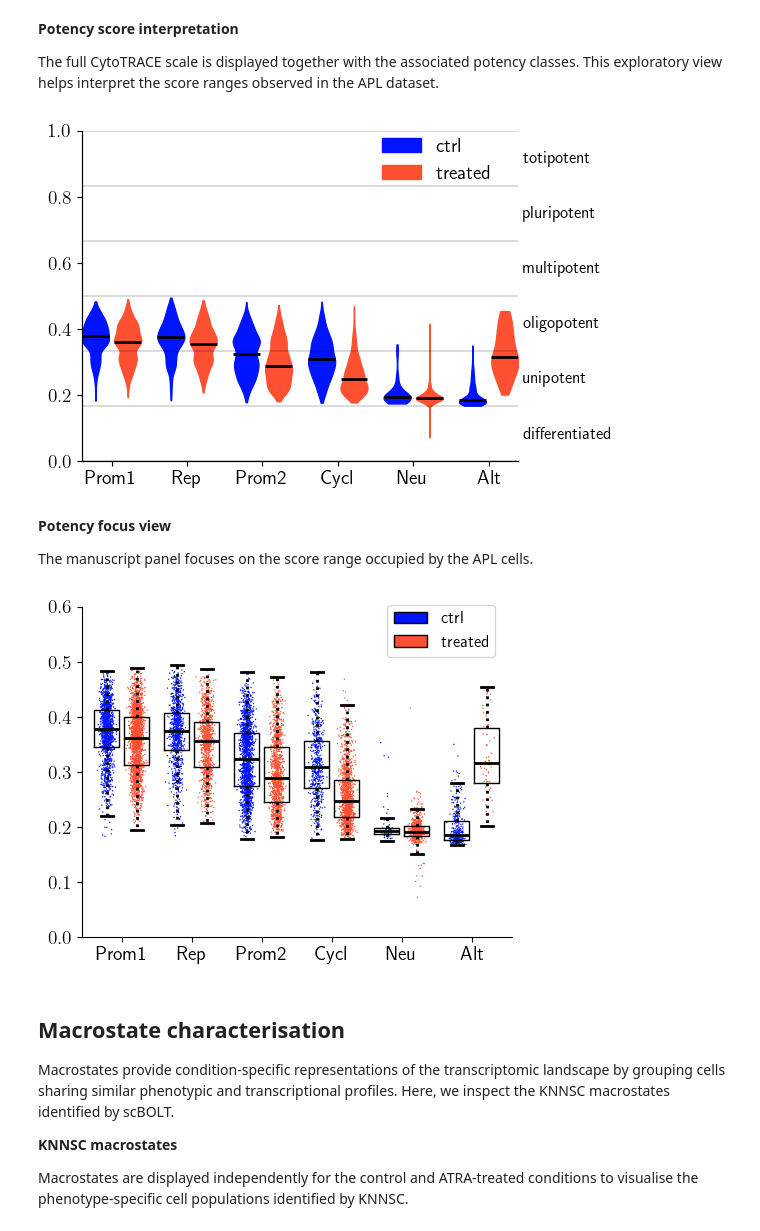
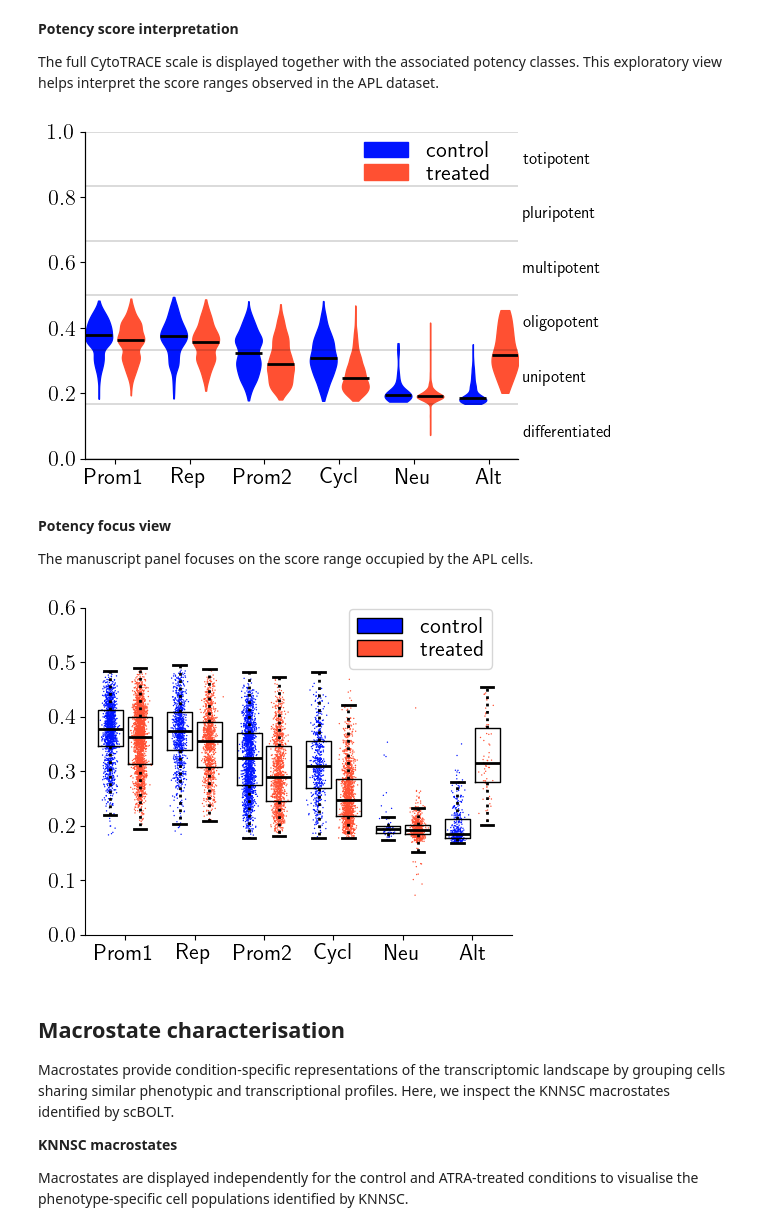
Before and after one commit to Theo-Roncalli/scbolt-case-studies, a Jupyter notebook: apl/notebooks/omics.ipynb, the cells around one changed output. Cells and saved outputs as stored; diff of their text form; code cells hidden in the pictures.

```diff
--- a/apl/notebooks/omics.ipynb
+++ b/apl/notebooks/omics.ipynb
@@ -184,6 +369,9 @@ adata = load_h5ad(
     },
     obs_colors={"label": label_colors},
 )
+adata.obs["condition"] = adata.obs["condition"].cat.rename_categories({
+    "ctrl": "control",
+})
 
 adata_ctrl = load_h5ad(
     DATA_DIR / "omics" / "ctrl.h5ad",
@@ -242,7 +430,7 @@ The integrated UMAP provides a global view of the transcriptomic landscape under
 
 Control and ATRA-treated cells are projected onto the integrated embedding, highlighting both shared and condition-specific regions of the transcriptomic landscape.
 # %%
-bt.sct.pl.embedding(
+fig, ax = bt.sct.pl.embedding(
     adata,
     obs="condition",
     representation="X_umap",
@@ -253,17 +441,20 @@ bt.sct.pl.embedding(
         "ncol": 1,
         "markerscale": 5,
         "frameon": False,
-        "bbox_to_anchor": (0.6, 0.2),
-        "columnspacing": 0.3,
-        "handletextpad": 0,
-        "labelspacing": 0.2,
-        "fontsize": 14,
+        "bbox_to_anchor": (0.7, 0.8),
+        "handletextpad": -0.3,
+        "labelspacing": 0.1,
+        "fontsize": 16,
     },
     figheight=4,
     figwidth=5.5,
     xlabel=r"$\mathrm{UMAP_{1}}$",
     ylabel=r"$\mathrm{UMAP_{2}}$",
 )
+plt.text(-8.7, 14.8, "ATRA sensitive", fontsize=16, family="serif")
+add_ellipse((5.5, 13.0), 10.8, 4.8, 40)
+plt.text(1.0, -7.5, "ATRA resistant", fontsize=16, family="serif")
+add_ellipse((-5.1, -3.0), 13.2, 6.0, -48)
 plt.axis(False)
 plt.savefig(FIGURE_DIR / "umap_conditions.pdf")
 plt.show()
@@ -322,7 +513,7 @@ adata_treated.obs["trunc_label"] = adata_treated.obs["label"].mask(
 
 neutrophil_marker_genes = ["S100a8", "S100a9", "Ly6g", "Ngp"]
 condition_adatas = [adata_ctrl, adata_treated]
-condition_names = ["ctrl", "treated"]
+condition_names = ["control", "treated"]
 
 fig, axes = plt.subplots(
     len(neutrophil_marker_genes),
@@ -348,7 +539,7 @@ for row, gene in enumerate(neutrophil_marker_genes):
             ylabel=None,
             ax=ax,
         )
-        ax.title.set_fontsize(11)
+        ax.title.set_fontsize(12)
         counts = adata_condition[:, gene].layers["log-norm"]
         if hasattr(counts, "toarray"):
             counts = counts.toarray()
@@ -389,7 +580,7 @@ potency_df = pd.concat(
             condition=condition,
         )
         for condition, file in {
-            "ctrl": DATA_DIR / "potency" / "ctrl.csv",
+            "control": DATA_DIR / "potency" / "ctrl.csv",
             "treated": DATA_DIR / "potency" / "treated.csv",
         }.items()
     ]
@@ -430,17 +621,17 @@ fig, ax, _ = bt.sct.pl.distribution(
     median={"linestyle": "-", "linewidth": 2.0,},
     figwidth=6,
     figheight=4,
+    legend={
+        "bbox_to_anchor": (0.98,1.03),
+        "fontsize": 16,
+        "columnspacing": 0.2,
+        "labelspacing": 0.1,
+        "frameon": False,
+        "shadow": False,
+    },
 )
-
-legend = ax.get_legend()
-if legend is not None:
-    legend.set_title(None)
-    legend.set_frame_on(False)
-    legend.set_bbox_to_anchor((0.98, 1.03), transform=ax.transAxes)
-    legend._loc = 1
-
+ax.set_ylim(0, 1)
 ylim_min, ylim_max = 0, 1
-plt.ylim((ylim_min, ylim_max))
 
 potency_tick_positions = np.linspace(
     (ylim_max - ylim_min) / (2 * len(potency_labels)),
@@ -465,7 +656,7 @@ fig.tight_layout()
 plt.show()
 plt.close()
 # %% [output]
-[figure, old version]
+[figure, new version]
 # %% [markdown]
 **Potency focus view** <a class="anchor" id="fig-potency"></a>
 
@@ -473,29 +664,33 @@ The manuscript panel focuses on the score range occupied by the APL cells.
 # %%
 fig, ax, _ = bt.sct.pl.distribution(
     adata,
     obs="score",
     groupby="label",
     hue="condition",
     sort="descending",
     points=True,
     figwidth=5,
     figheight=4,
-    legend={"fontsize": 12},
+    legend={
+        "fontsize": 16,
+        "columnspacing": 0.2,
+        "labelspacing": 0.1,
+    },
 )
 
 legend = ax.get_legend()
 if legend is not None:
     legend.set_bbox_to_anchor((0.98, 1.03), transform=ax.transAxes)
     legend._loc = 1
 
 ylim_min, ylim_max = 0, 0.6
 plt.ylim((ylim_min, ylim_max))
 fig.tight_layout()
 plt.savefig(FIGURE_DIR / "potency_scores.pdf")
 plt.show()
 plt.close()
 # %% [output]
-[figure, old version]
+[figure, new version]
 # %% [markdown]
 ## Macrostate characterisation <a class="anchor" id="macrostates"></a>
 
```
Also changed, not shown: parts of 11 cells of this notebook, 1 other file.
